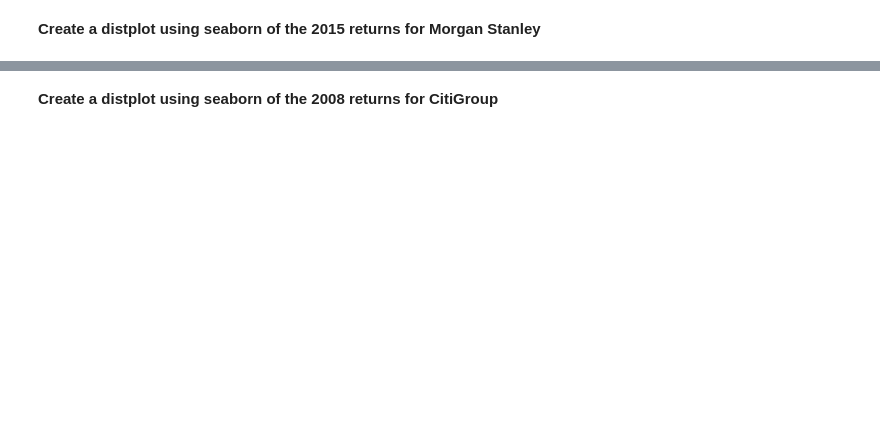
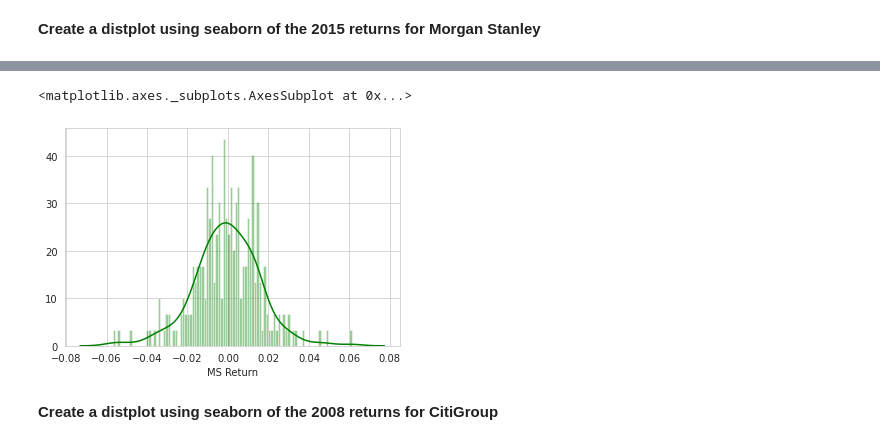
Before and after one commit to loayzag91/Python-Data-Science-Tutorial, a Jupyter notebook: Data Capstone Project/Finance Project/Finance Project.ipynb, the cells around one changed output, grey strips where cells are left out. Saved outputs shown, nothing was run; the diff lists cells and outputs as text; code cells hidden in the pictures; blank space fills up the shorter version.

```diff
--- a/Data Capstone Project/Finance Project/Finance Project.ipynb
+++ b/Data Capstone Project/Finance Project/Finance Project.ipynb
@@ -159,2 +218,8 @@ using a non-integer number instead of an integer will result in an error in the
+# %%
+sns.set_style('whitegrid')
+sns.distplot(returns['2015-01-01':'2015-12-31']['MS Return'], bins=100, color='green')
+# %% [output]
+<matplotlib.axes._subplots.AxesSubplot at 0x...>
+[figure, added]
 # %% [markdown]
 **Create a distplot using seaborn of the 2008 returns for CitiGroup**
```
Also changed, not shown: parts of 47 cells of this notebook, 2 other files.
